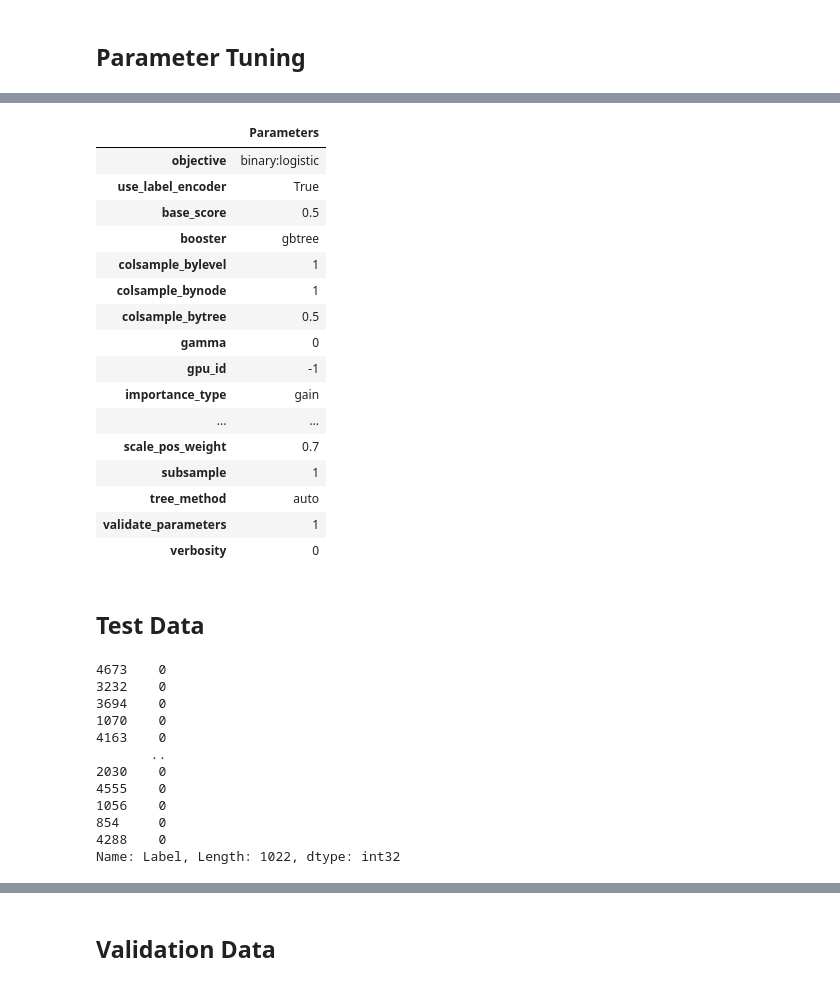
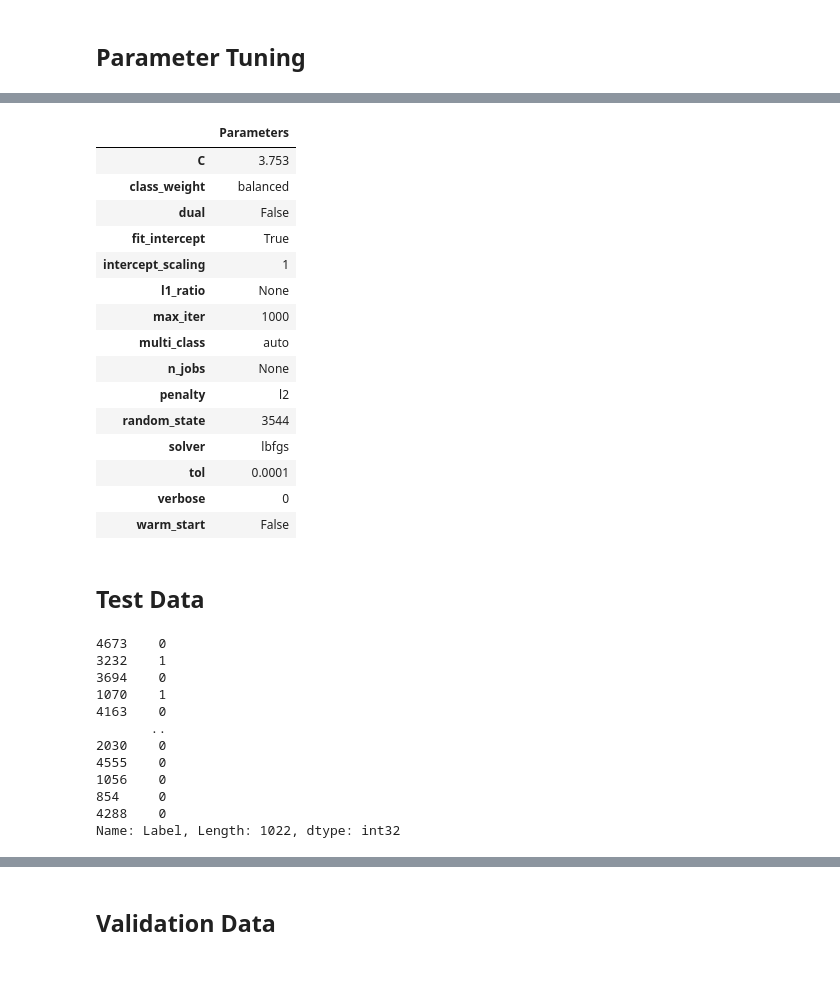
Before and after one commit to SDLoyd/Stroke, a Jupyter notebook: code/stroke.ipynb, the cells around one changed output, grey strips where cells are left out. Saved outputs shown, nothing was run; the diff lists cells and outputs as text; code cells hidden in the pictures.

```diff
--- a/code/stroke.ipynb
+++ b/code/stroke.ipynb
@@ -339,6 +344,6 @@ XGBClassifier(base_score=0.5, booster='gbtree', colsample_bylevel=1,
 ## Parameter Tuning
 # %%
 # Select best model
-xgboost = create_model('xgboost')
+pmt_model = create_model('lr')
 # %% [output]
 |  | Accuracy | AUC | Recall | Prec. | F1 | Kappa | MCC |
@@ -357,5 +362,5 @@ xgboost = create_model('xgboost')
 # %%
 # Find best parameters
-xgboost = tune_model(xgboost,optimize = 'Prec.')
+pmt_model = tune_model(pmt_model,optimize='Recall')
 # %% [output]
 |  | Accuracy | AUC | Recall | Prec. | F1 | Kappa | MCC |
@@ -374,23 +379,22 @@ xgboost = tune_model(xgboost,optimize = 'Prec.')
 # %%
 # Lets look at them
-plot_model(xgboost, plot='parameter')
+plot_model(pmt_model, plot='parameter')
 # %% [output]
 |  | Parameters |
-| objective | binary:logistic |
-| use_label_encoder | True |
-| base_score | 0.5 |
-| booster | gbtree |
-| colsample_bylevel | 1 |
-| colsample_bynode | 1 |
-| colsample_bytree | 0.5 |
-| gamma | 0 |
-| gpu_id | -1 |
-| importance_type | gain |
-| ... | ... |
-| scale_pos_weight | 0.7 |
-| subsample | 1 |
-| tree_method | auto |
-| validate_parameters | 1 |
-| verbosity | 0 |
+| C | 3.753 |
+| class_weight | balanced |
+| dual | False |
+| fit_intercept | True |
+| intercept_scaling | 1 |
+| l1_ratio | None |
+| max_iter | 1000 |
+| multi_class | auto |
+| n_jobs | None |
+| penalty | l2 |
+| random_state | 3544 |
+| solver | lbfgs |
+| tol | 0.0001 |
+| verbose | 0 |
+| warm_start | False |
 # %%
 # Finalize the model
@@ -399,13 +403,13 @@ final_xgboost = finalize_model(xgboost)
 ## Test Data
 # %%
 # predict test data
-test_predictions = predict_model(final_xgboost, data=X_test)
+test_predictions = predict_model(final_pmt_model, data=X_test)
 test_predictions.Label
 # %% [output]
 4673    0
-3232    0
+3232    1
 3694    0
-1070    0
+1070    1
 4163    0
        ..
 2030    0
```
Also changed, not shown: parts of 30 cells of this notebook.
